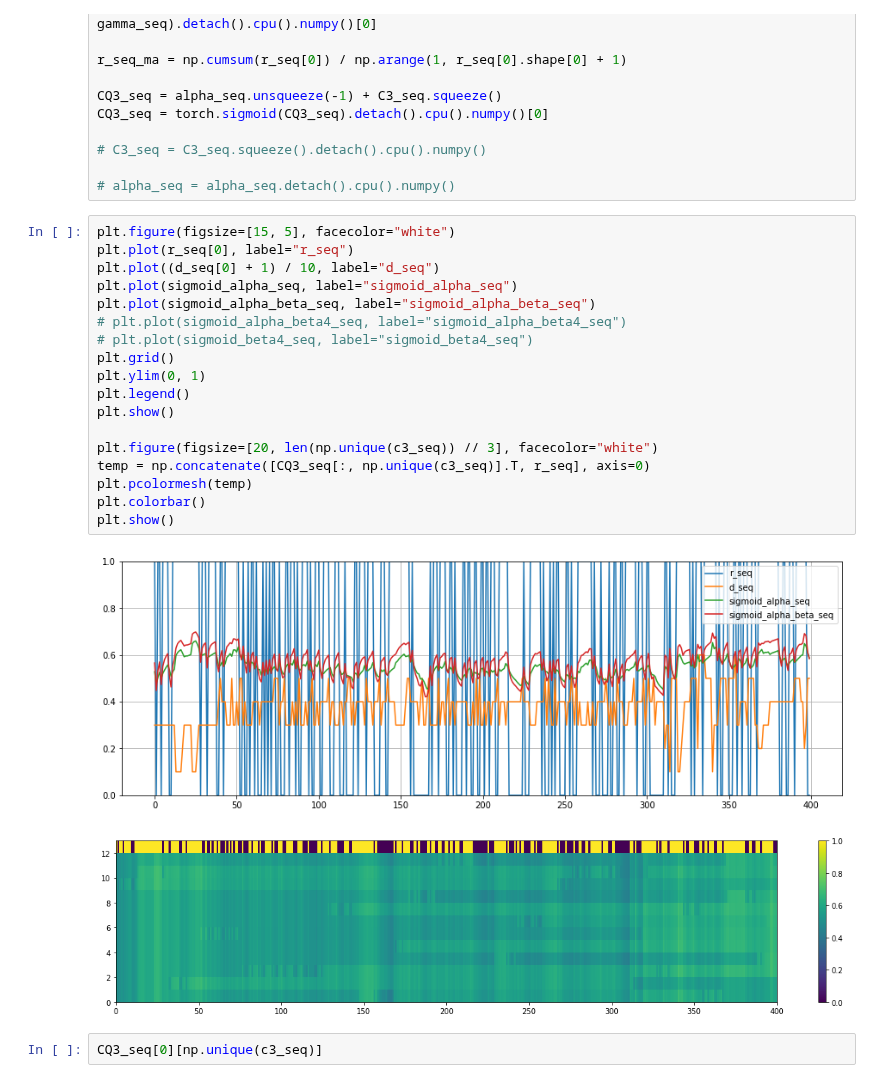
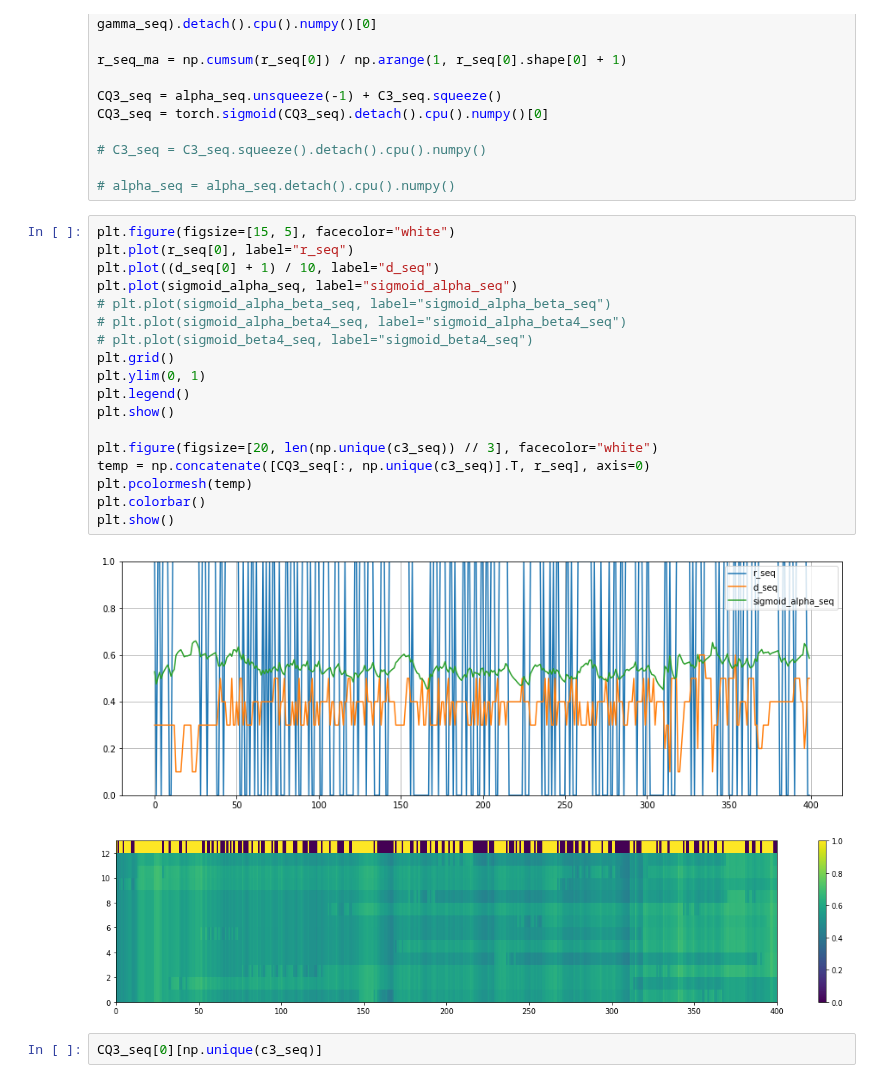
Before and after one commit to Wonriedu/ai-user-modeling, a Jupyter notebook: result_analysis (_20220720_00).ipynb, the cells around one changed output. Drawn from its saved outputs; the diff is of its cells as text.

```diff
--- a/result_analysis (_20220720_00).ipynb
+++ b/result_analysis (_20220720_00).ipynb
@@ -195,23 +195,23 @@ CQ3_seq = torch.sigmoid(CQ3_seq).detach().cpu().numpy()[0]
 # %%
 plt.figure(figsize=[15, 5], facecolor="white")
 plt.plot(r_seq[0], label="r_seq")
 plt.plot((d_seq[0] + 1) / 10, label="d_seq")
 plt.plot(sigmoid_alpha_seq, label="sigmoid_alpha_seq")
-plt.plot(sigmoid_alpha_beta_seq, label="sigmoid_alpha_beta_seq")
+# plt.plot(sigmoid_alpha_beta_seq, label="sigmoid_alpha_beta_seq")
 # plt.plot(sigmoid_alpha_beta4_seq, label="sigmoid_alpha_beta4_seq")
 # plt.plot(sigmoid_beta4_seq, label="sigmoid_beta4_seq")
 plt.grid()
 plt.ylim(0, 1)
 plt.legend()
 plt.show()
 
 plt.figure(figsize=[20, len(np.unique(c3_seq)) // 3], facecolor="white")
 temp = np.concatenate([CQ3_seq[:, np.unique(c3_seq)].T, r_seq], axis=0)
 plt.pcolormesh(temp)
 plt.colorbar()
 plt.show()
 # %% [output]
-[figure, old version]
+[figure, new version]
 [figure]
 # %%
 CQ3_seq[0][np.unique(c3_seq)]
```
Also changed, not shown: parts of 5 cells of this notebook, 5 other files.
